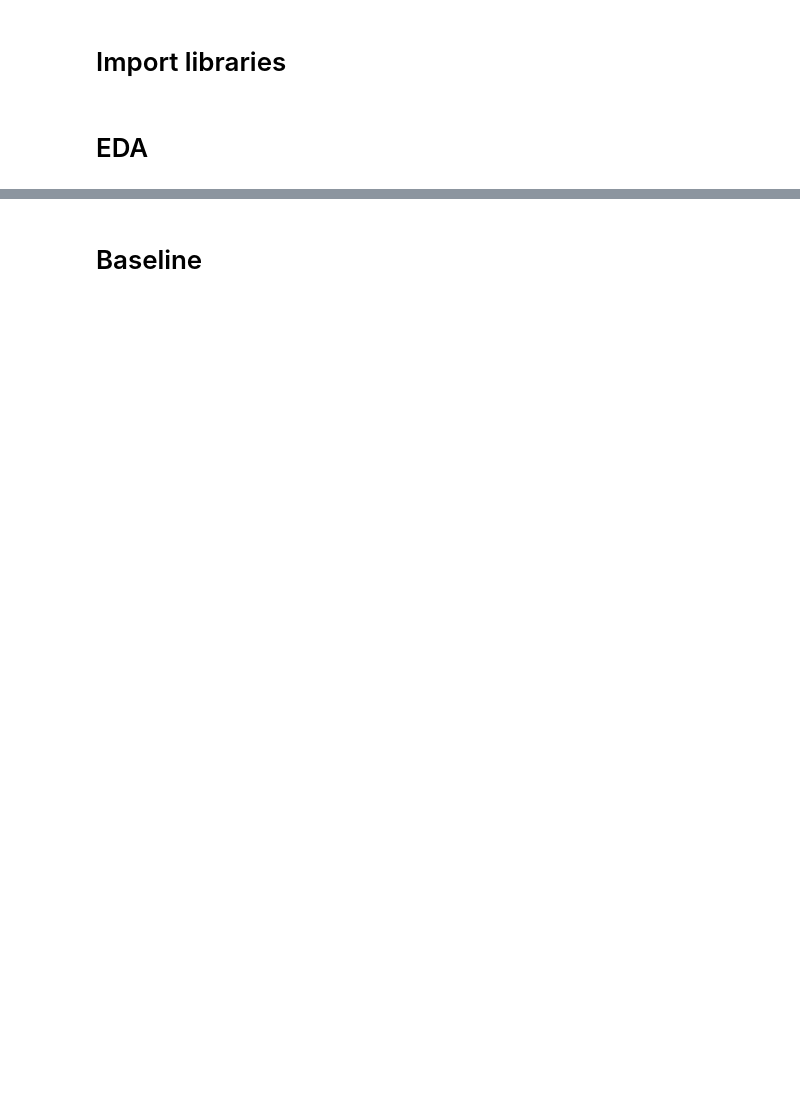
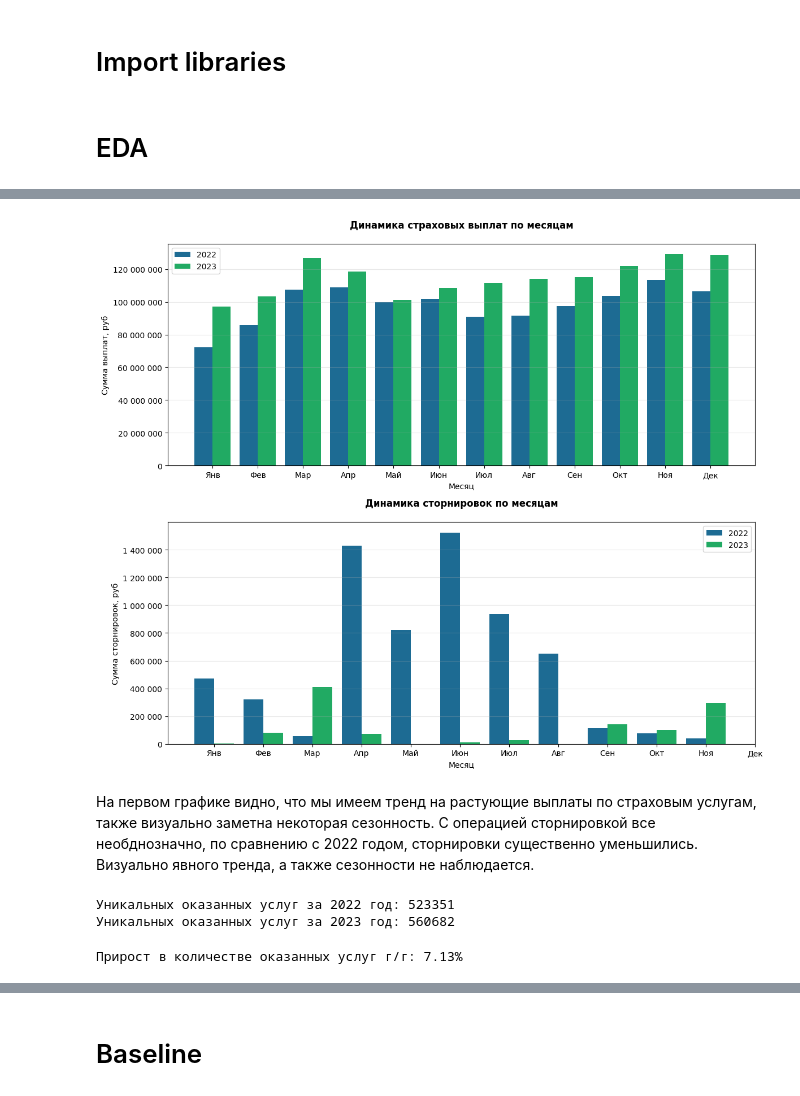
Before and after one commit to ATHigh/RiskPredict-Sber, a Jupyter notebook: solution.ipynb, the cells around one changed output, grey strips where cells are left out. Cells and saved outputs as stored; diff of their text form; code cells hidden in the pictures; blank space fills up the shorter version.

```diff
--- a/solution.ipynb
+++ b/solution.ipynb
@@ -13,0 +204,78 @@ ParserError: Error tokenizing data. C error: Expected 1 fields in line 50, saw 2
+# %%
+# Создаем фигуру с двумя подграфиками
+fig, (ax1, ax2) = plt.subplots(2, 1, figsize=(12, 10))
+
+# Цветовая схема
+colors = {'2022': '#1D6B93', '2023': '#21AA63'}  # Синий и зеленый Сбера
+
+# 1. График страховых выплат (положительные значения)
+for year in [2022, 2023]:
+    # Фильтруем данные по году и положительным выплатам
+    mask = (raw_data['service_date'].dt.year == year) & (raw_data['service_amount_net'] > 0)
+    year_data = raw_data.loc[mask]
+
+    # Группируем по месяцам и суммируем
+    monthly = year_data.groupby(year_data['service_date'].dt.month)['service_amount_net'].sum()
+
+    # Строим график
+    ax1.bar(monthly.index + (0.2 if year == 2023 else -0.2),
+            monthly,
+            width=0.4,
+            color=colors[str(year)],
+            label=str(year))
+
+# Настройки первого графика
+ax1.set_title('Динамика страховых выплат по месяцам', fontweight='bold', pad=20)
+ax1.set_ylabel('Сумма выплат, руб')
+ax1.set_xlabel('Месяц')
+ax1.set_xticks(range(1, 13))
+ax1.set_xticklabels(['Янв', 'Фев', 'Мар', 'Апр', 'Май', 'Июн',
+                    'Июл', 'Авг', 'Сен', 'Окт', 'Ноя', 'Дек'])
+ax1.legend()
+ax1.grid(axis='y', alpha=0.3)
+ax1.get_yaxis().set_major_formatter(lambda x, _: f"{x:,.0f}".replace(',', ' '))
+
+# 2. График сторнировок (отрицательные значения)
+for year in [2022, 2023]:
+    # Фильтруем данные по году и отрицательным выплатам
+    mask = (raw_data['service_date'].dt.year == year) & (raw_data['service_amount_net'] < 0)
+    year_data = raw_data.loc[mask]
+
+    # Группируем по месяцам и суммируем абсолютные значения
+    monthly = year_data.groupby(year_data['service_date'].dt.month)['service_amount_net'].sum().abs()
+
+    # Строим график
+    ax2.bar(monthly.index + (0.2 if year == 2023 else -0.2),
+            monthly,
+            width=0.4,
+            color=colors[str(year)],
+            label=str(year))
+
+# Настройки второго графика
+ax2.set_title('Динамика сторнировок по месяцам', fontweight='bold', pad=20)
+ax2.set_ylabel('Сумма сторнировок, руб')
+ax2.set_xlabel('Месяц')
+ax2.set_xticks(range(1, 13))
+ax2.set_xticklabels(['Янв', 'Фев', 'Мар', 'Апр', 'Май', 'Июн',
+                     'Июл', 'Авг', 'Сен', 'Окт', 'Ноя', 'Дек'])
+ax2.legend()
+ax2.grid(axis='y', alpha=0.3)
+ax2.get_yaxis().set_major_formatter(lambda x, _: f"{x:,.0f}".replace(',', ' '))
+
+plt.tight_layout()
+plt.show()
+# %% [output]
+[figure, added]
+# %% [markdown]
+На первом графике видно, что мы имеем тренд на растующие выплаты по страховым услугам, также визуально заметна некоторая сезонность. С операцией сторнировкой все необднозначно, по сравнению с 2022 годом, сторнировки существенно уменьшились. Визуально явного тренда, а также сезонности не наблюдается.
+# %%
+unique_sdi_years = raw_data.sort_values('service_date').drop_duplicates('service_document_id')
+print(f"Уникальных оказанных услуг за 2022 год: {unique_sdi_years['service_document_id'].loc[unique_sdi_years['service_date'].dt.year == 2022].nunique()}\n"
+      f"Уникальных оказанных услуг за 2023 год: {unique_sdi_years['service_document_id'].loc[unique_sdi_years['service_date'].dt.year == 2023].nunique()}")
+# %% [output]
+Уникальных оказанных услуг за 2022 год: 523351
+Уникальных оказанных услуг за 2023 год: 560682
+# %%
+print(f"Прирост в количестве оказанных услуг г/г: {round((560682/523351)*100 - 100, 2)}%")
+# %% [output]
+Прирост в количестве оказанных услуг г/г: 7.13%
```
Also changed, not shown: parts of 45 cells of this notebook.
